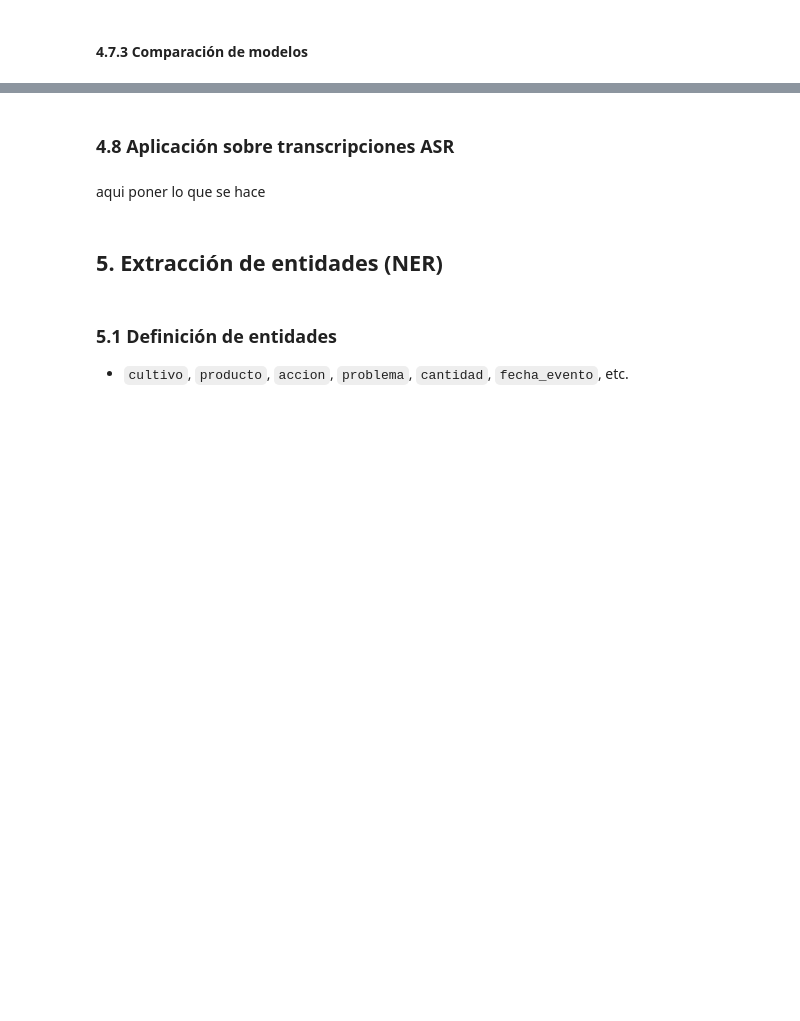
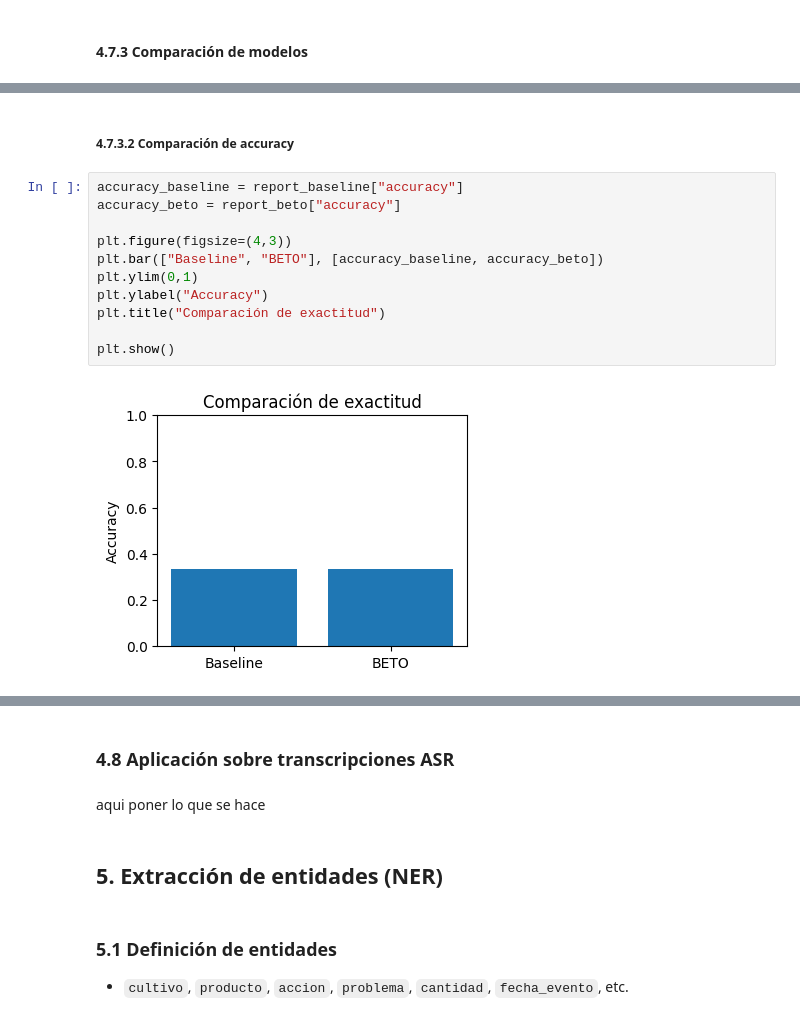
Before and after one commit to JMPinillos/agri-voice-ai, a Jupyter notebook: notebooks/03_nlp_processing/nlp_processing.ipynb, the cells around one changed output, grey strips where cells are left out. Saved outputs shown, nothing was run; the diff lists cells and outputs as text; blank space fills up the shorter version.

```diff
--- a/notebooks/03_nlp_processing/nlp_processing.ipynb
+++ b/notebooks/03_nlp_processing/nlp_processing.ipynb
@@ -530,0 +598,15 @@ En esta fase preliminar, los resultados deben interpretarse con cautela debido a
+# %% [markdown]
+##### 4.7.3.2 Comparación de accuracy
+# %%
+accuracy_baseline = report_baseline["accuracy"]
+accuracy_beto = report_beto["accuracy"]
+
+plt.figure(figsize=(4,3))
+plt.bar(["Baseline", "BETO"], [accuracy_baseline, accuracy_beto])
+plt.ylim(0,1)
+plt.ylabel("Accuracy")
+plt.title("Comparación de exactitud")
+
+plt.show()
+# %% [output]
+[figure, added]
```
Also changed, not shown: parts of 23 cells of this notebook, 1 other file.
